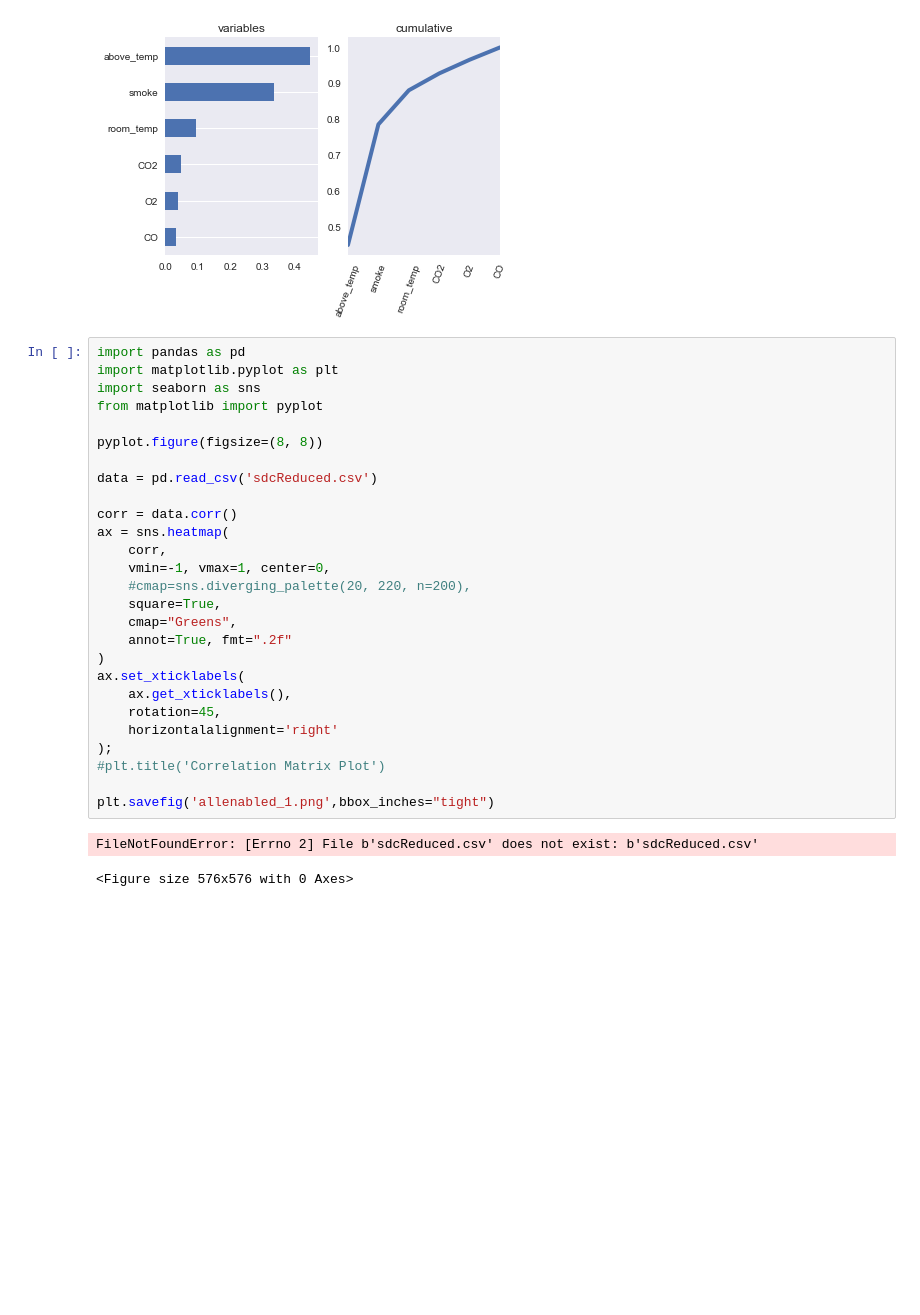
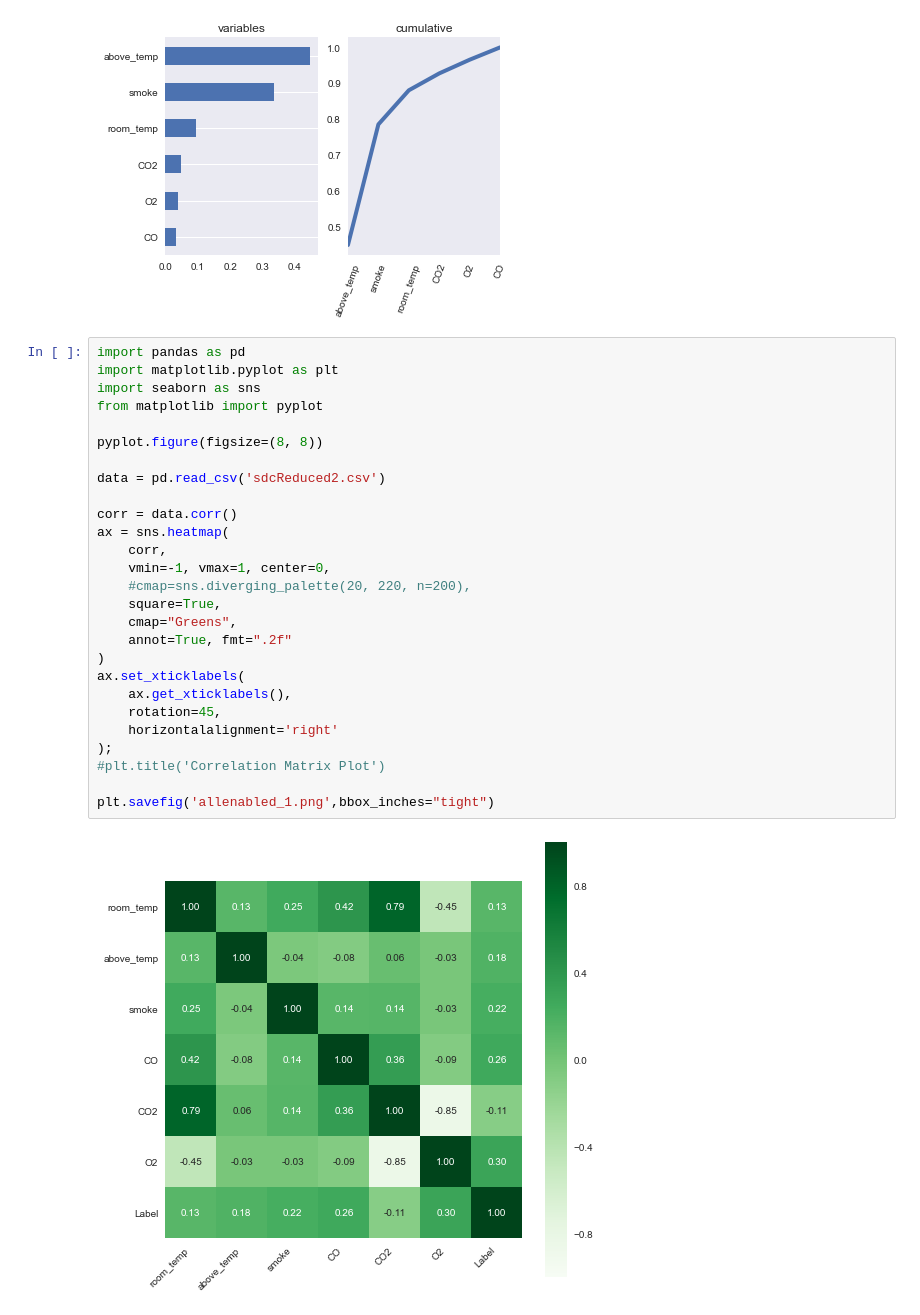
Before and after one commit to Sibanshpal/Fire-Outbreak-Detection, a Jupyter notebook: random_forest_smoke_alarm.ipynb, the cells around one changed output. Cells and saved outputs as stored; diff of their text form; blank space fills up the shorter version.

```diff
--- a/random_forest_smoke_alarm.ipynb
+++ b/random_forest_smoke_alarm.ipynb
@@ -138,30 +138,29 @@ plt.show()
 # %%
 import pandas as pd
 import matplotlib.pyplot as plt
 import seaborn as sns
 from matplotlib import pyplot
 
 pyplot.figure(figsize=(8, 8))
 
-data = pd.read_csv('sdcReduced.csv')
+data = pd.read_csv('sdcReduced2.csv')
 
 corr = data.corr()
 ax = sns.heatmap(
     corr,
     vmin=-1, vmax=1, center=0,
     #cmap=sns.diverging_palette(20, 220, n=200),
     square=True,
     cmap="Greens",
     annot=True, fmt=".2f"
 )
 ax.set_xticklabels(
     ax.get_xticklabels(),
     rotation=45,
     horizontalalignment='right'
 );
 #plt.title('Correlation Matrix Plot')
 
 plt.savefig('allenabled_1.png',bbox_inches="tight")
 # %% [output]
-FileNotFoundError: [Errno 2] File b'sdcReduced.csv' does not exist: b'sdcReduced.csv'
-<Figure size 576x576 with 0 Axes>
+[figure, added]
```
